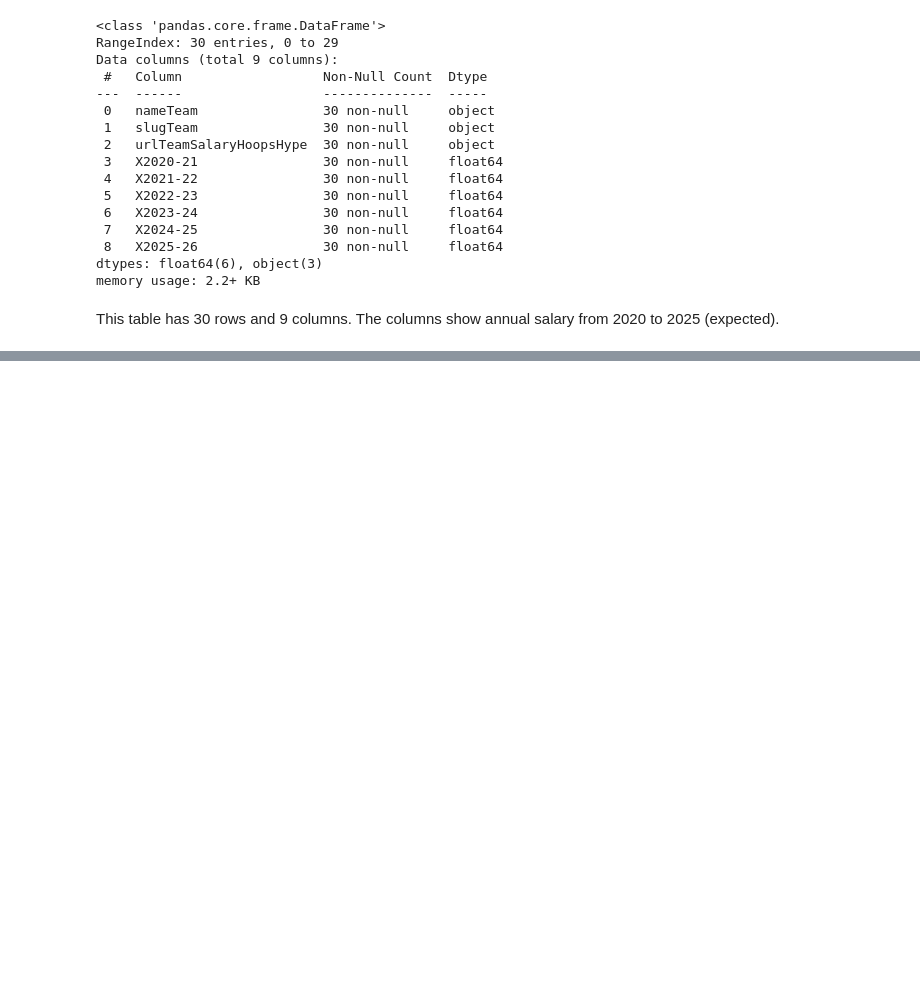
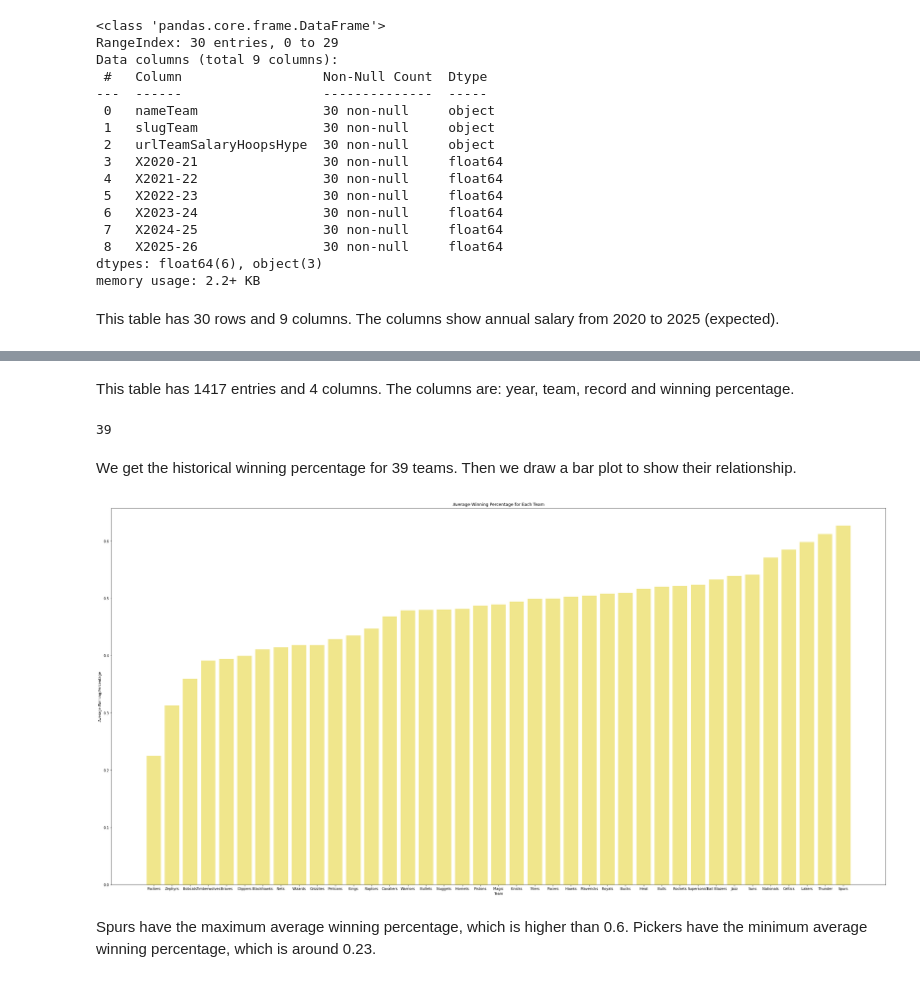
Before and after one commit to VIcKII-Z/Database-final-proj_on-NBA-datasets, a Jupyter notebook: Final Project.ipynb, the cells around one changed output, grey strips where cells are left out. Drawn from its saved outputs; the diff is of its cells as text; code cells hidden in the pictures; blank space fills up the shorter version.

Commit message:
add data analysis for performance and draft tables

```diff
--- a/Final Project.ipynb
+++ b/Final Project.ipynb
@@ -732,0 +952,31 @@ This table has 65168 rows and 5 columns, showing official id, first name, last n
+# %% [markdown]
+This table has 1417 entries and 4 columns. The columns are: year, team, record and winning percentage.
+# %%
+query = \
+    '''
+    SELECT Team, AVG("Winning Percentage") as Average_Winning_Percentage from Performance
+    GROUP BY Team
+    ORDER BY Average_Winning_Percentage;
+    '''
+cursor.execute(query)
+cols = [column[0] for column in cursor.description]
+historical_percentage = pd.DataFrame.from_records(data = cursor.fetchall(), columns = cols)
+len(historical_percentage)
+# %% [output]
+39
+# %% [markdown]
+We get the historical winning percentage for 39 teams. Then we draw a bar plot to show their relationship.
+# %%
+plt.figure(figsize= (40,20))
+plt.bar(
+    x=historical_percentage["Team"],
+    height=historical_percentage["Average_Winning_Percentage"],
+    color="khaki")
+plt.xlabel("Team")
+plt.ylabel("Average Winning Percentage")
+plt.title("Average Winning Percentage for Each Team")
+plt.show()
+# %% [output]
+[figure, added]
+# %% [markdown]
+Spurs have the maximum average winning percentage, which is higher than 0.6. Pickers have the minimum average winning percentage, which is around 0.23.
```
Also changed, not shown: parts of 52 cells of this notebook.
